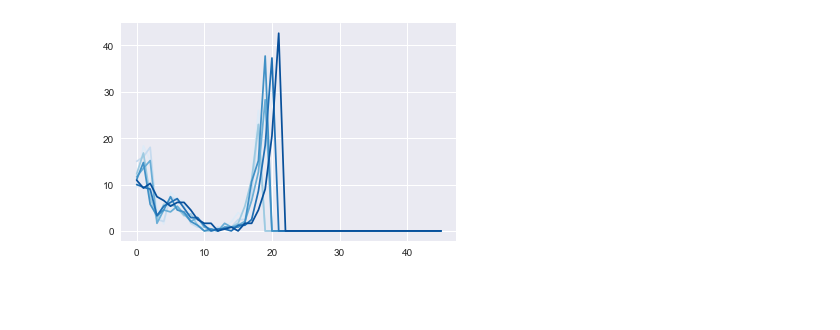
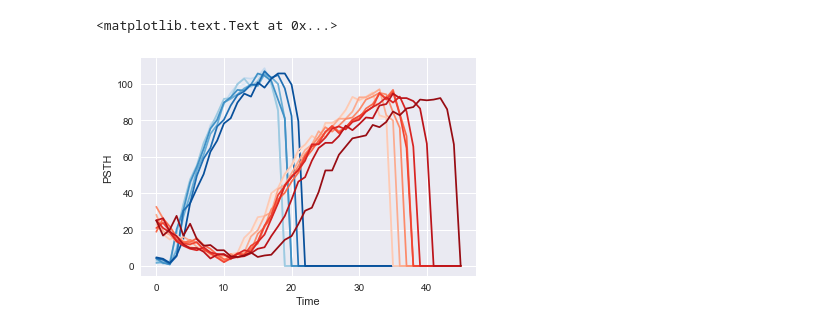
Before and after one commit to lmn93beo/twPCA-Neural-Analysis, a Jupyter notebook: twpca_neural_analysis.ipynb, the cells around one changed output. Saved outputs shown, nothing was run; the diff lists cells and outputs as text; code cells hidden in the pictures; blank space fills up the shorter version.

Commit message:
Time warping for long and short (problem with long vs short)

```diff
--- a/twpca_neural_analysis.ipynb
+++ b/twpca_neural_analysis.ipynb
@@ -37,5 +18,0 @@ plt.plot(long_psth.T, 'b', alpha=0.1);
-# %%
-reshaped_short_psth = np.reshape(short_psth, (105, 7, -1))
-reshaped_long_psth = np.reshape(long_psth, (105, 9, -1))
-
-n_neurons, n_periods_short, n_t_short = reshaped_short_psth.shape
@@ -54,3 +19,15 @@ a = np.array(reshaped_short_psth)
+# %%
+# Reshape the short and long raw data into tensors
+reshaped_short_psth = np.reshape(short_psth, (n_neurons, t_points_short, -1))
+reshaped_long_psth = np.reshape(long_psth, (n_neurons, t_points_long, -1))
+duration_short = reshaped_short_psth.shape[2]
+duration_long = reshaped_long_psth.shape[2]
 # %%
-reshaped_short_pad = np.lib.pad(a, ((0,0), (0,0), (0,46-25)), 'constant', constant_values=(0, 0))
-reshaped_all_pad = np.concatenate((reshaped_long_psth, reshaped_short_pad), axis=1)
+# Combine short and long trials into one tensor
+reshaped_short_pad = np.lib.pad(reshaped_short_psth, ((0,0), (0,0), (0,46-25)),
+                                'constant', constant_values=(0, 0))
+reshaped_all_pad = np.concatenate((reshaped_short_pad, reshaped_long_psth), axis=1)
+
+# Swap axes to feed in twpca
+swapped_all = np.swapaxes(reshaped_all_pad, 0, 2)
+swapped_all = np.swapaxes(swapped_all, 0, 1)
@@ -69,9 +34,20 @@ with sns.color_palette('Reds', 7):
-# %%
-neuron1 = reshaped_short_pad[0,:,:]
-with sns.color_palette('Blues', 7):
-    plt.plot(neuron1.T);
-# %% [output]
-[figure, removed]
+# %%
+# Define palette used in plotting
+palette_blue = sns.palettes.color_palette('Blues', t_points_short)
+palette_red = sns.palettes.color_palette('Reds', t_points_long)
+# %%
+neuron1 = swapped_all[:,:,11]
+for i in range(t_points_short):
+    plt.plot(neuron1[i, :].T, color=palette_blue[i]);
+
+for i in range(t_points_long):
+    plt.plot(neuron1[t_points_short + i, :].T, color=palette_red[i]);
+
+plt.xlabel('Time')
+plt.ylabel('PSTH')
+# %% [output]
+<matplotlib.text.Text at 0x...>
+[figure, added]
 # %%
 swapped.shape
 # %% [output]
```
Also changed, not shown: parts of 59 cells of this notebook.
